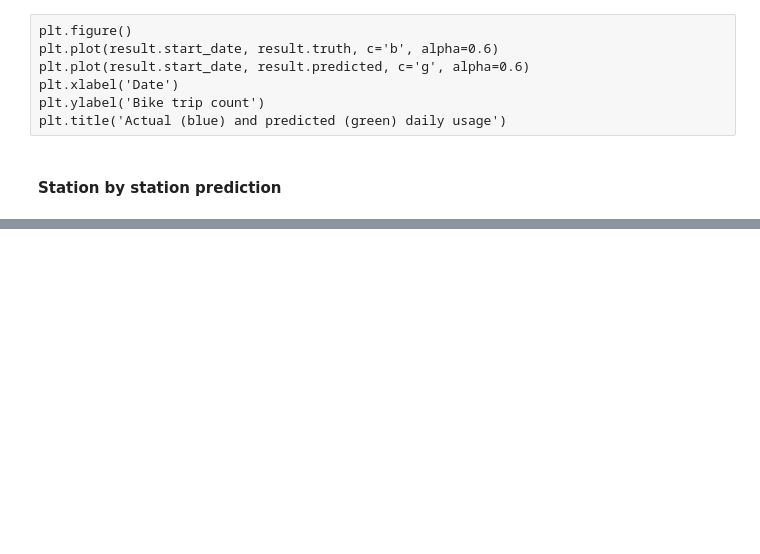
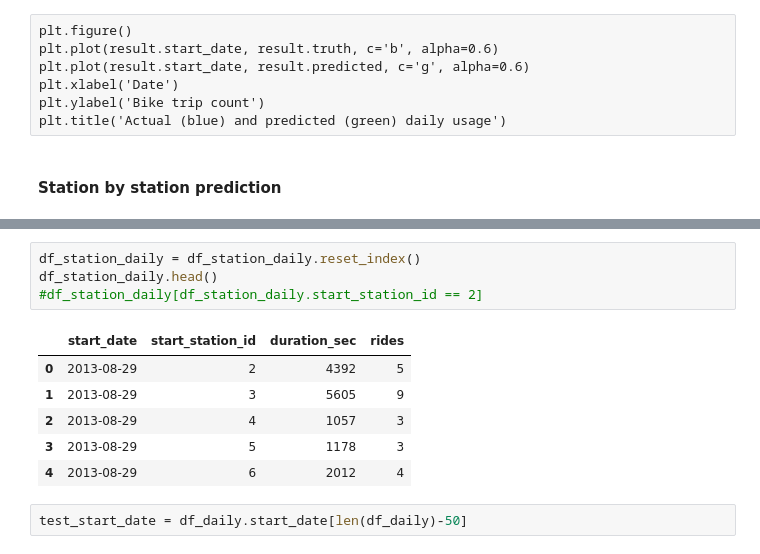
Before and after one commit to 2204bestdvd/Springboard-capstone, a Jupyter notebook: bike_share_prediction.ipynb, the cells around one changed output, grey strips where cells are left out. Drawn from its saved outputs; the diff is of its cells as text; blank space fills up the shorter version.

```diff
--- a/bike_share_prediction.ipynb
+++ b/bike_share_prediction.ipynb
@@ -449,0 +477,13 @@ plt.title('Actual (blue) and predicted (green) daily usage')
+# %%
+df_station_daily = df_station_daily.reset_index()
+df_station_daily.head()
+#df_station_daily[df_station_daily.start_station_id == 2]
+# %% [output]
+|  | start_date | start_station_id | duration_sec | rides |
+| 0 | 2013-08-29 | 2 | 4392 | 5 |
+| 1 | 2013-08-29 | 3 | 5605 | 9 |
+| 2 | 2013-08-29 | 4 | 1057 | 3 |
+| 3 | 2013-08-29 | 5 | 1178 | 3 |
+| 4 | 2013-08-29 | 6 | 2012 | 4 |
+# %%
+test_start_date = df_daily.start_date[len(df_daily)-50]
```
Also changed, not shown: parts of 12 cells of this notebook.
